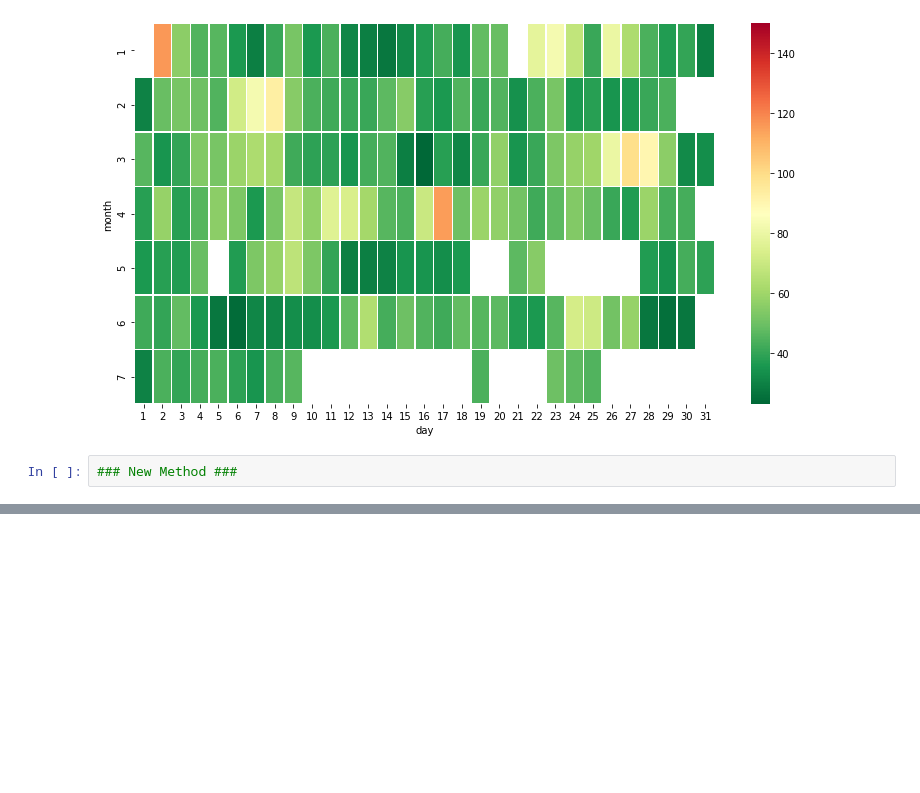
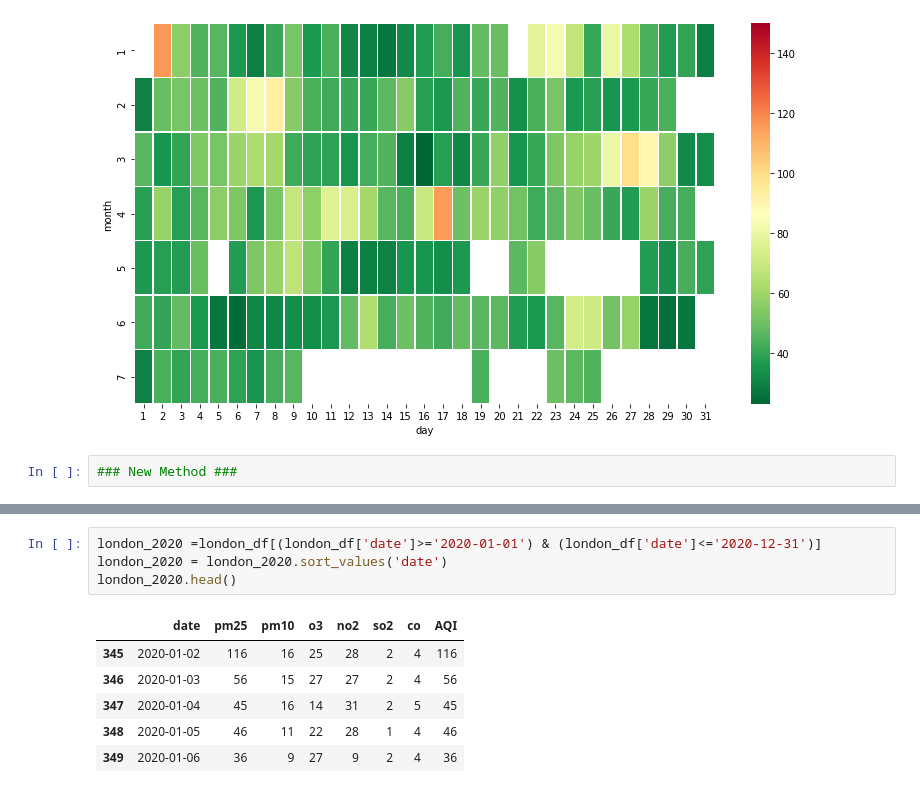
Before and after one commit to HaydenRubin/COVID-19-air-quality-2020, a Jupyter notebook: CalendarHeatmaps/londonAQ.ipynb, the cells around one changed output, grey strips where cells are left out. Saved outputs shown, nothing was run; the diff lists cells and outputs as text; blank space fills up the shorter version.

```diff
--- a/CalendarHeatmaps/londonAQ.ipynb
+++ b/CalendarHeatmaps/londonAQ.ipynb
@@ -96,0 +143,11 @@ FileNotFoundError: [Errno 2] File ../CleanDatasets/london_AQI.csv does not exist
+# %%
+london_2020 =london_df[(london_df['date']>='2020-01-01') & (london_df['date']<='2020-12-31')]
+london_2020 = london_2020.sort_values('date')
+london_2020.head()
+# %% [output]
+|  | date | pm25 | pm10 | o3 | no2 | so2 | co | AQI |
+| 345 | 2020-01-02 | 116 | 16 | 25 | 28 | 2 | 4 | 116 |
+| 346 | 2020-01-03 | 56 | 15 | 27 | 27 | 2 | 4 | 56 |
+| 347 | 2020-01-04 | 45 | 16 | 14 | 31 | 2 | 5 | 45 |
+| 348 | 2020-01-05 | 46 | 11 | 22 | 28 | 1 | 4 | 46 |
+| 349 | 2020-01-06 | 36 | 9 | 27 | 9 | 2 | 4 | 36 |
```
Also changed, not shown: parts of 12 cells of this notebook, 2 other files.
